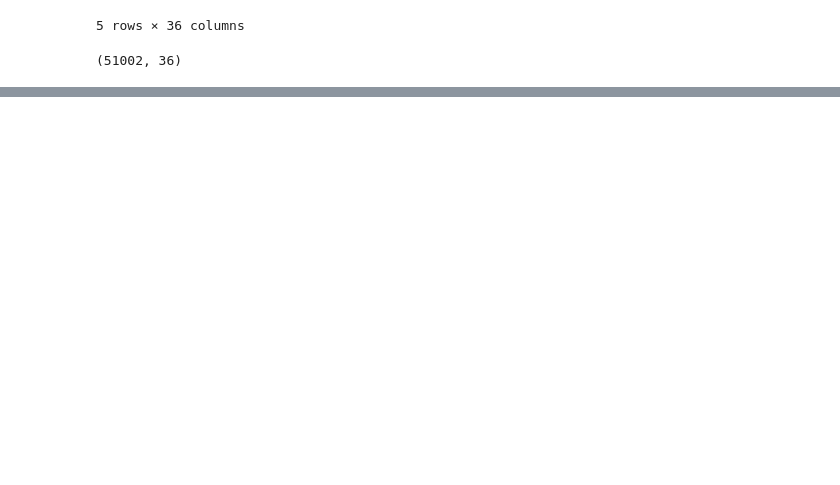
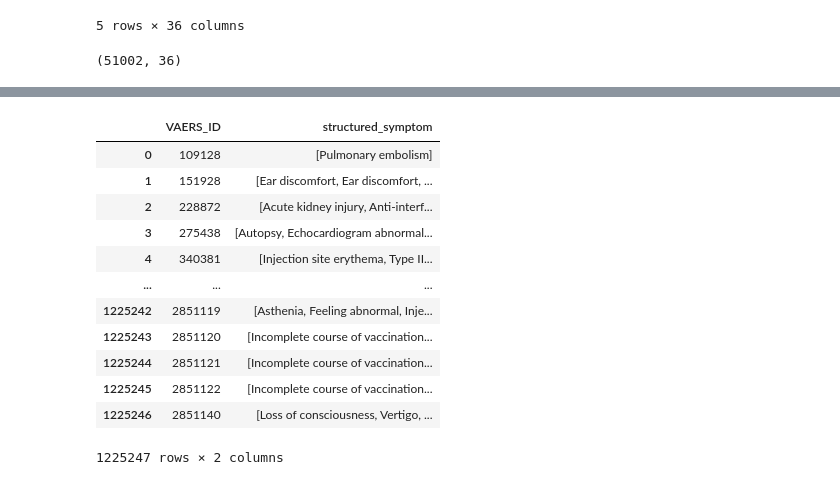
Before and after one commit to siddu28/ds-rpc-02, a Jupyter notebook: src/preprocessing/data_cleaning.ipynb, the cells around one changed output, grey strips where cells are left out. Saved outputs shown, nothing was run; the diff lists cells and outputs as text; code cells hidden in the pictures; blank space fills up the shorter version.

```diff
--- a/src/preprocessing/data_cleaning.ipynb
+++ b/src/preprocessing/data_cleaning.ipynb
@@ -434,0 +105,5 @@ df_2021.to_csv(r"C:\Users\Siddu\Downloads\New folder\ds-rpc-02\data\processed\20
+# %%
+symptom_cols = ['SYMPTOM1', 'SYMPTOM2', 'SYMPTOM3', 'SYMPTOM4', 'SYMPTOM5']
+# %%
+present_symptom_cols = [col for col in symptom_cols if col in all_symptoms_df.columns]
+present_symptom_cols
@@ -434,0 +112,6 @@ df_2021.to_csv(r"C:\Users\Siddu\Downloads\New folder\ds-rpc-02\data\processed\20
+# %%
+symptoms_melted = all_symptoms_df.melt(
+    id_vars=['VAERS_ID'],
+    value_vars=present_symptom_cols,
+    value_name='structured_symptom'
+)
@@ -434,0 +138,3 @@ df_2021.to_csv(r"C:\Users\Siddu\Downloads\New folder\ds-rpc-02\data\processed\20
+# %%
+symptoms_melted = symptoms_melted.dropna(subset=['structured_symptom'])
+symptoms_melted.head()
@@ -434,0 +148,17 @@ df_2021.to_csv(r"C:\Users\Siddu\Downloads\New folder\ds-rpc-02\data\processed\20
+# %%
+agg_symptoms_df = symptoms_melted.groupby('VAERS_ID')['structured_symptom'].apply(list).reset_index()
+agg_symptoms_df
+# %% [output]
+|  | VAERS_ID | structured_symptom |
+| 0 | 109128 | [Pulmonary embolism] |
+| 1 | 151928 | [Ear discomfort, Ear discomfort, ... |
+| 2 | 228872 | [Acute kidney injury, Anti-interf... |
+| 3 | 275438 | [Autopsy, Echocardiogram abnormal... |
+| 4 | 340381 | [Injection site erythema, Type II... |
+| ... | ... | ... |
+| 1225242 | 2851119 | [Asthenia, Feeling abnormal, Inje... |
+| 1225243 | 2851120 | [Incomplete course of vaccination... |
+| 1225244 | 2851121 | [Incomplete course of vaccination... |
+| 1225245 | 2851122 | [Incomplete course of vaccination... |
+| 1225246 | 2851140 | [Loss of consciousness, Vertigo, ... |
+1225247 rows × 2 columns
```
Also changed, not shown: parts of 69 cells of this notebook.
